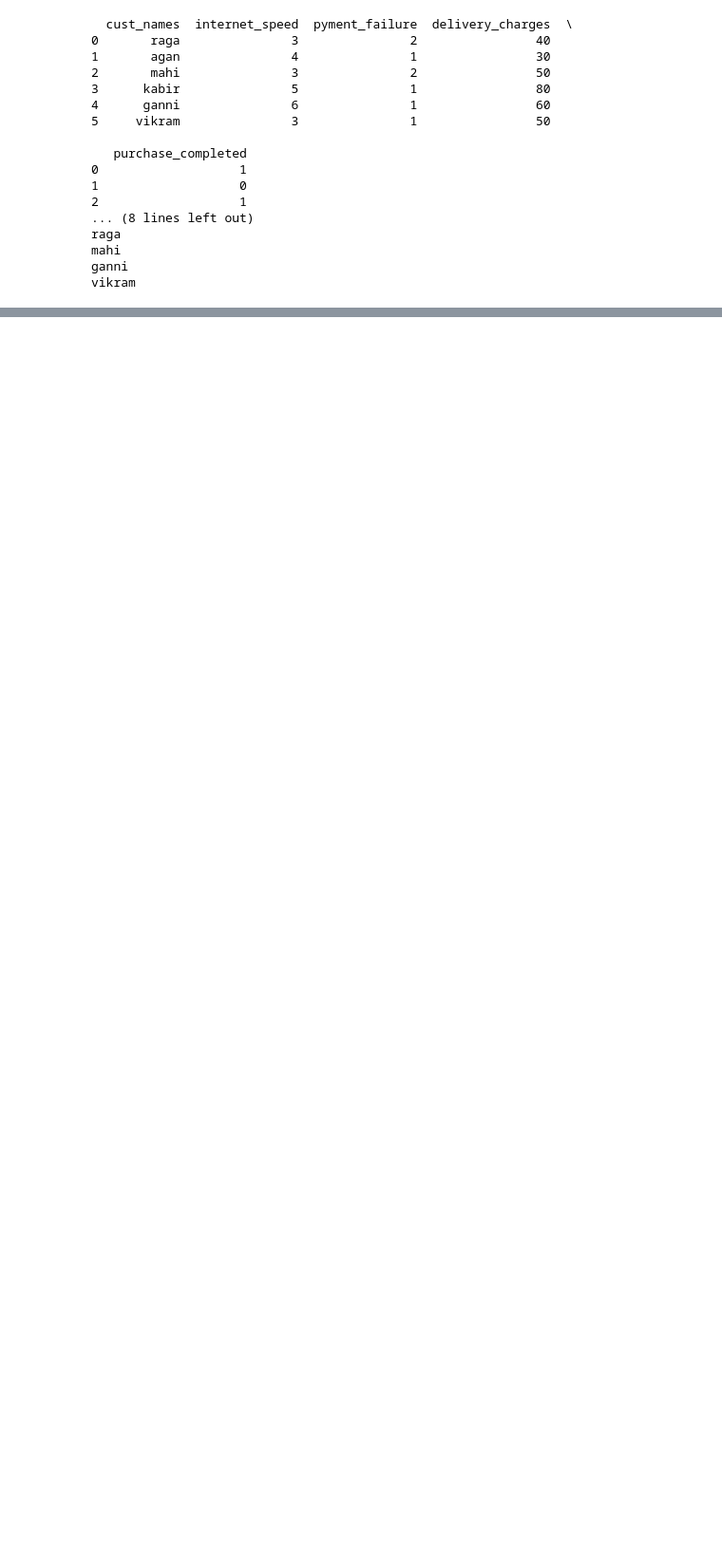
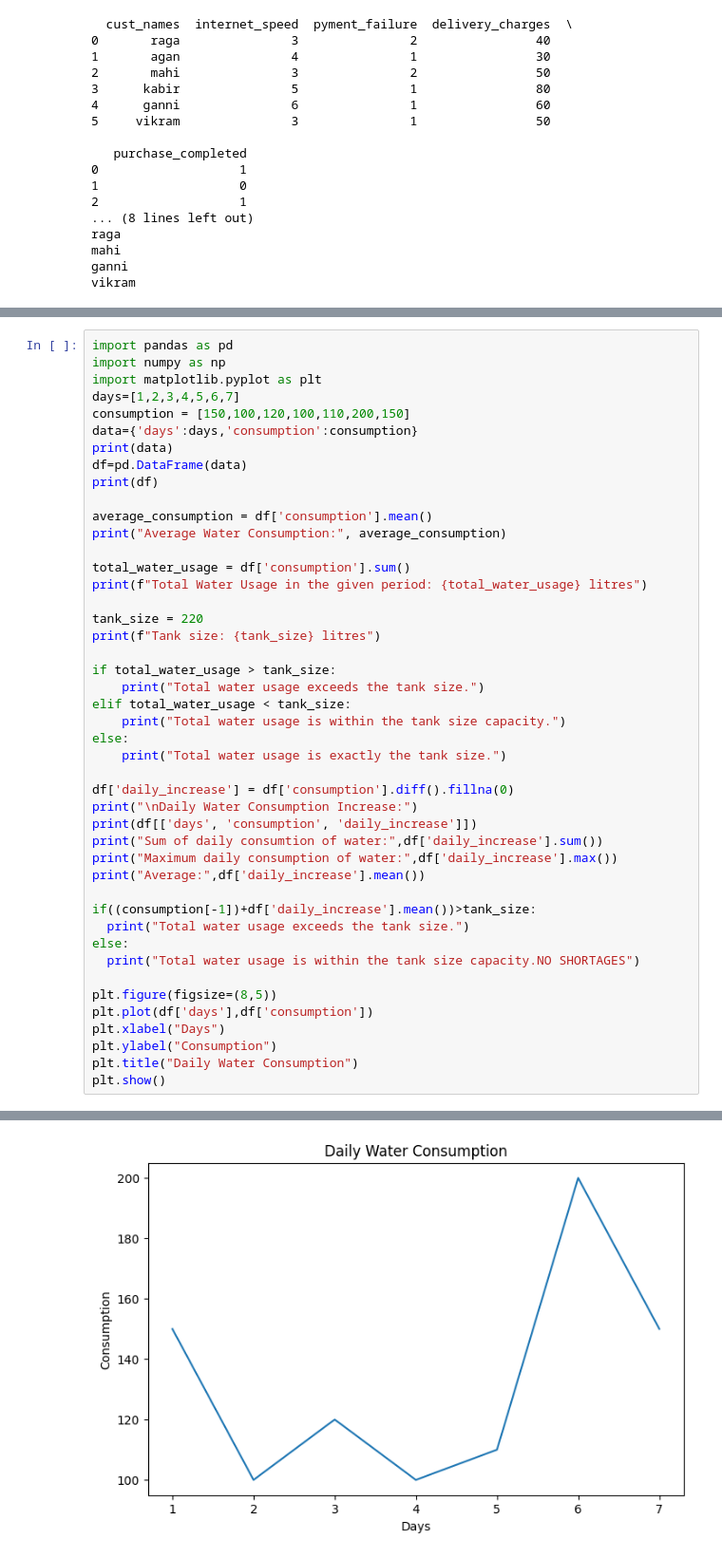
Before and after one commit to Vivek-Rajeev/DA-Training, a Jupyter notebook: DA.ipynb, the cells around one changed output, grey strips where cells are left out. Shown at 95% size. Drawn from its saved outputs; the diff is of its cells as text; blank space fills up the shorter version.

```diff
--- a/DA.ipynb
+++ b/DA.ipynb
@@ -512,0 +513,46 @@ Main Root Cause: Discount Diagnosis
+# %%
+import pandas as pd
+import numpy as np
+import matplotlib.pyplot as plt
+days=[1,2,3,4,5,6,7]
+consumption = [150,100,120,100,110,200,150]
+data={'days':days,'consumption':consumption}
+print(data)
+df=pd.DataFrame(data)
+print(df)
+
+average_consumption = df['consumption'].mean()
+print("Average Water Consumption:", average_consumption)
+
+total_water_usage = df['consumption'].sum()
+print(f"Total Water Usage in the given period: {total_water_usage} litres")
+
+tank_size = 220
+print(f"Tank size: {tank_size} litres")
+
+if total_water_usage > tank_size:
+    print("Total water usage exceeds the tank size.")
+elif total_water_usage < tank_size:
+    print("Total water usage is within the tank size capacity.")
+else:
+    print("Total water usage is exactly the tank size.")
+
+df['daily_increase'] = df['consumption'].diff().fillna(0)
+print("\nDaily Water Consumption Increase:")
+print(df[['days', 'consumption', 'daily_increase']])
+print("Sum of daily consumtion of water:",df['daily_increase'].sum())
+print("Maximum daily consumption of water:",df['daily_increase'].max())
+print("Average:",df['daily_increase'].mean())
+
+if((consumption[-1])+df['daily_increase'].mean())>tank_size:
+  print("Total water usage exceeds the tank size.")
+else:
+  print("Total water usage is within the tank size capacity.NO SHORTAGES")
+
+plt.figure(figsize=(8,5))
+plt.plot(df['days'],df['consumption'])
+plt.xlabel("Days")
+plt.ylabel("Consumption")
+plt.title("Daily Water Consumption")
+plt.show()
+# %% [output]
@@ -512,0 +576 @@ Main Root Cause: Discount Diagnosis
+[figure, added]
```
Also changed, not shown: parts of 4 cells of this notebook.
